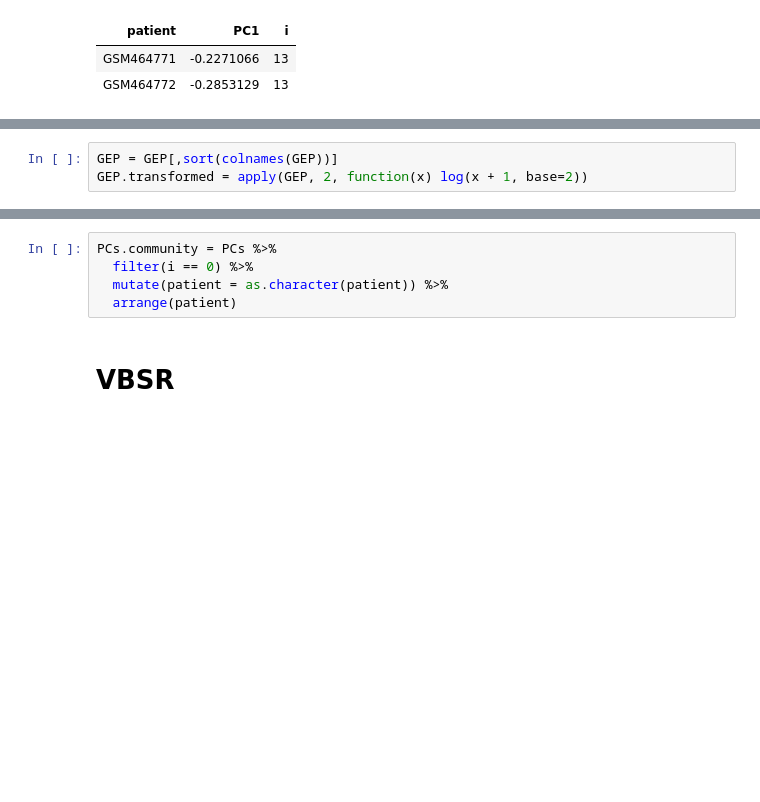
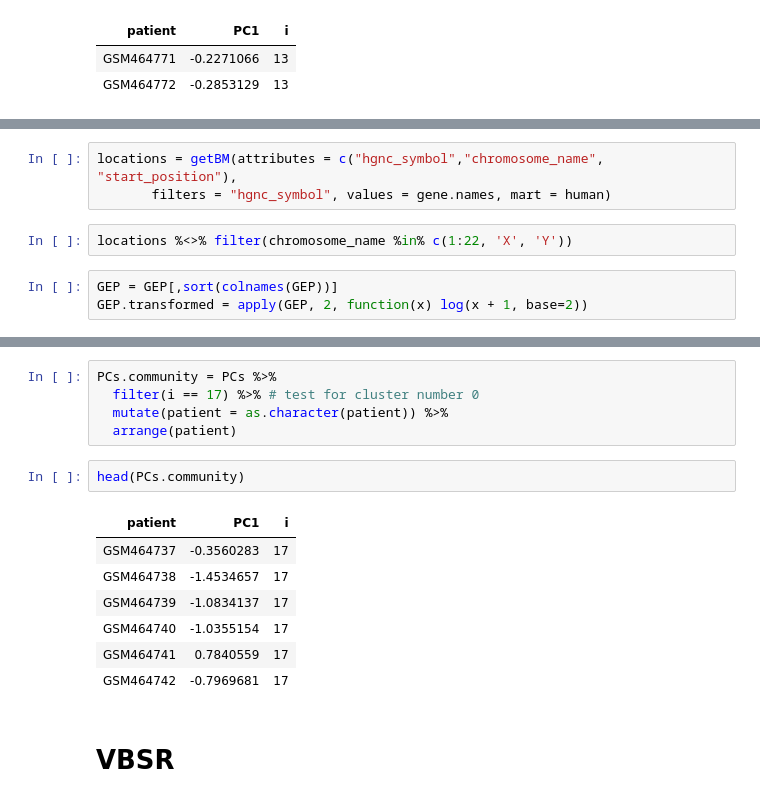
Before and after one commit to Mamie/MethylationPrediction, a Jupyter notebook: notebook/Figueroa/05_vbsr.ipynb, the cells around one changed output, grey strips where cells are left out. Drawn from its saved outputs; the diff is of its cells as text; blank space fills up the shorter version.

```diff
--- a/notebook/Figueroa/05_vbsr.ipynb
+++ b/notebook/Figueroa/05_vbsr.ipynb
@@ -37,3 +41,8 @@ head(GEP, n=2)
+# %%
+locations = getBM(attributes = c("hgnc_symbol","chromosome_name", "start_position"),
+       filters = "hgnc_symbol", values = gene.names, mart = human)
+# %%
+locations %<>% filter(chromosome_name %in% c(1:22, 'X', 'Y'))
 # %%
 GEP = GEP[,sort(colnames(GEP))]
 GEP.transformed = apply(GEP, 2, function(x) log(x + 1, base=2))
@@ -49,9 +58,19 @@ head(GEP.transformed)
 | ZNF316 | 8.234026 | 8.583525 | 8.347720 | 8.824180 | 7.947786 | 8.845579 | 8.522102 | 8.475543 | 9.134673 | ... |
 # %%
 PCs.community = PCs %>%
-  filter(i == 0) %>%
+  filter(i == 17) %>% # test for cluster number 0
   mutate(patient = as.character(patient)) %>%
   arrange(patient)
+# %%
+head(PCs.community)
+# %% [output]
+| patient | PC1 | i |
+| GSM464737 | -0.3560283 | 17 |
+| GSM464738 | -1.4534657 | 17 |
+| GSM464739 | -1.0834137 | 17 |
+| GSM464740 | -1.0355154 | 17 |
+| GSM464741 | 0.7840559 | 17 |
+| GSM464742 | -0.7969681 | 17 |
 # %% [markdown]
 # VBSR
 # %%
```
Also changed, not shown: parts of 14 cells of this notebook, 3 other files.
